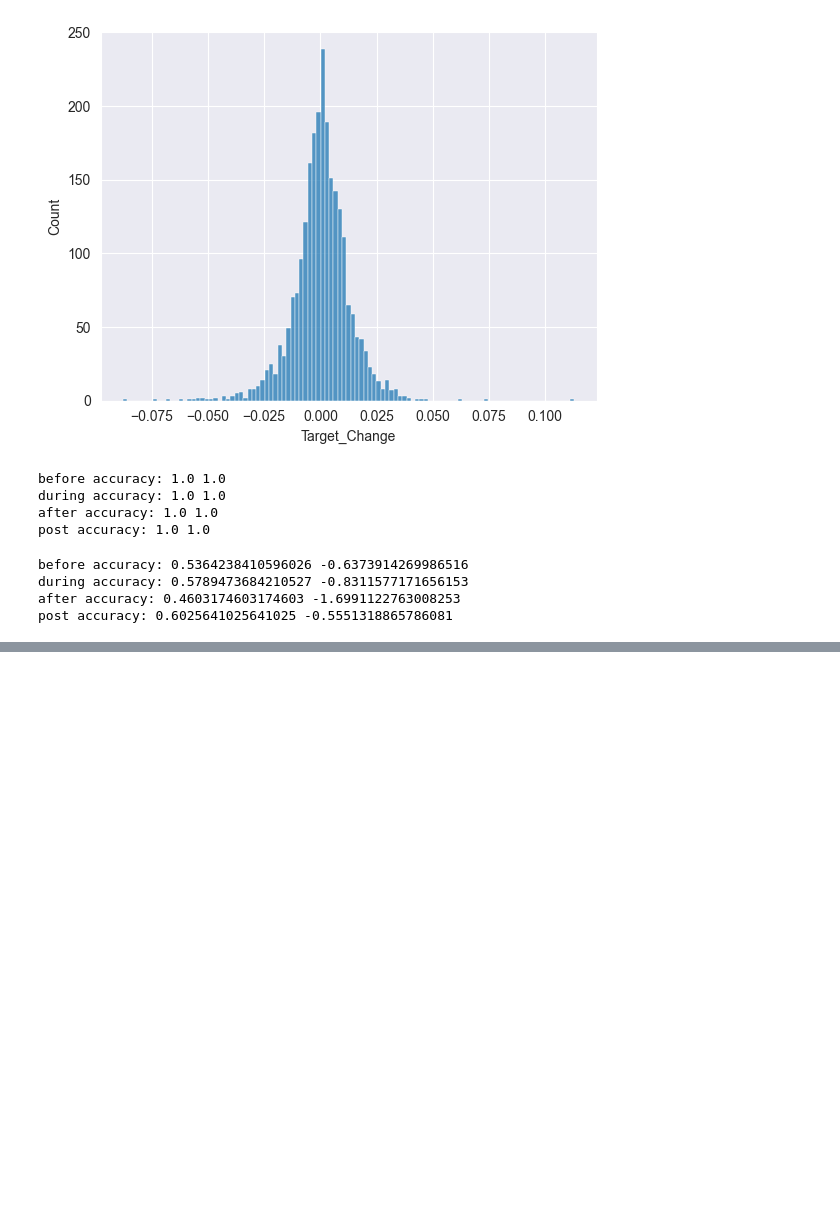
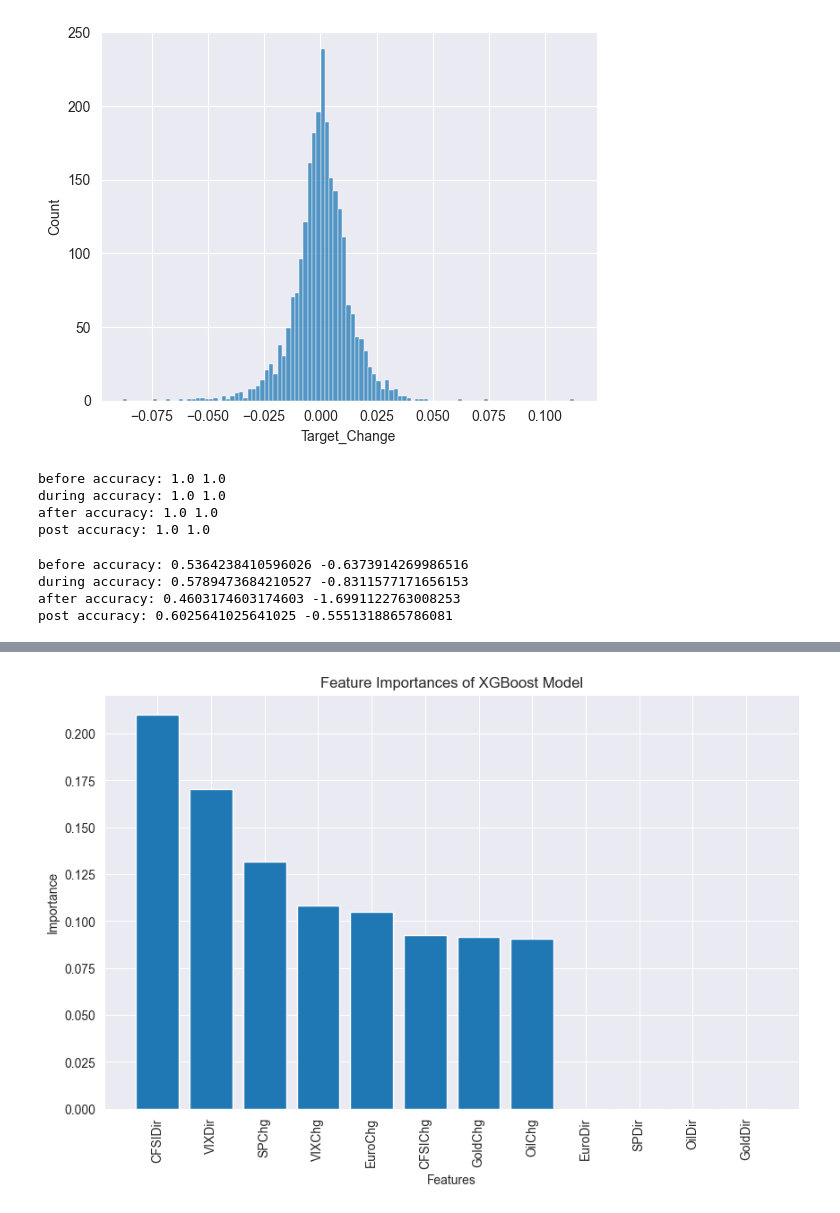
Before and after one commit to FabianBB/gold, a Jupyter notebook: create_features.ipynb, the cells around one changed output, grey strips where cells are left out. Saved outputs shown, nothing was run; the diff lists cells and outputs as text; code cells hidden in the pictures; blank space fills up the shorter version.

```diff
--- a/create_features.ipynb
+++ b/create_features.ipynb
@@ -151,0 +261,18 @@ post accuracy: 0.6025641025641025 -0.5551318865786081
+# %%
+import matplotlib.pyplot as plt
+
+X = data[features]
+# feature importances of xgboost
+importances = model_full_xgb.feature_importances_
+indices = np.argsort(importances)[::-1]
+
+# Plot the feature importances of the XGBoost model
+plt.figure(figsize=(10, 6))
+plt.title('Feature Importances of XGBoost Model')
+plt.bar(range(X.shape[1]), importances[indices], align='center')
+plt.xticks(range(X.shape[1]), np.array(features)[indices], rotation=90)
+plt.xlabel('Features')
+plt.ylabel('Importance')
+plt.show()
+# %% [output]
+[figure, added]
```
Also changed, not shown: parts of 4 cells of this notebook, 7 other files.
